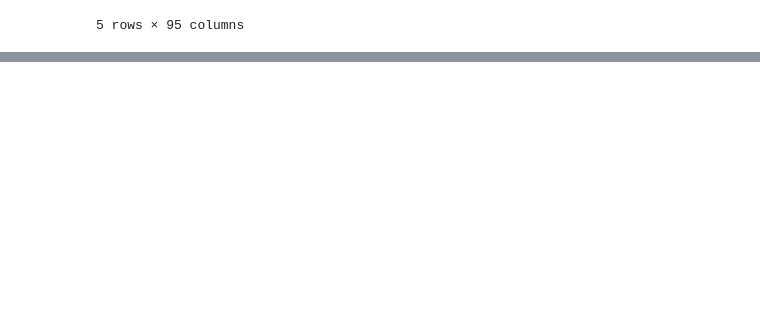
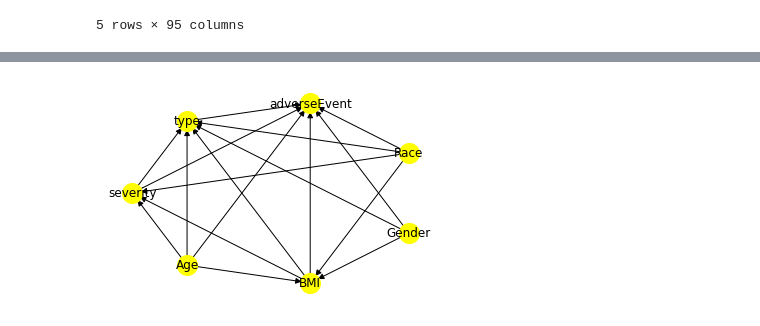
Before and after one commit to carlosbrown2/pe-study-dowhy, a Jupyter notebook: dohwy_analysis.ipynb, the cells around one changed output, grey strips where cells are left out. Saved outputs shown, nothing was run; the diff lists cells and outputs as text; code cells hidden in the pictures; blank space fills up the shorter version.

```diff
--- a/dohwy_analysis.ipynb
+++ b/dohwy_analysis.ipynb
@@ -13,3 +13,8 @@ df.head()
 | 3 | 64 | M | W | 3 | 175.3 | 72.2 | 23.5 | 0 | 2 | ... |
 | 4 | 68 | M | B | 8 | 152.4 | 80.3 | 34.6 | 1 | 5 | ... |
 5 rows × 95 columns
+# %%
+# Rename Column
+df = df.rename(columns={'PE Severity 1=low risk; 2=intermediate; 3=massive; 4=indeterminate':'severity'})
+# Convert to binary, non-text treatment
+df.type = df.type.map({'saddle':1, 'non-saddle':0})
@@ -15,0 +31,9 @@ df.head()
+# %%
+# Define Causal Model (Identification Step, generated from Dagitty)
+dot_graph = 'digraph {"severity" [pos="-0.555,0.994"];Age [pos="-2.194,-1.444"];BMI [pos="-0.506,0.290"];Gender [pos="-0.617,-1.305"];Race [pos="0.725,-1.292"];adverseEvent [outcome,pos="1.400,1.621"];type [exposure,pos="-2.200,1.597"];"severity" -> adverseEvent;"severity" -> type;Age -> "severity";Age -> BMI [pos="-0.791,-1.045"];Age -> adverseEvent;Age -> type;BMI -> "severity";BMI -> adverseEvent;BMI -> type;Gender -> BMI [pos="0.680,-0.496"];Gender -> adverseEvent;Gender -> type;Race -> "severity";Race -> BMI;Race -> adverseEvent;Race -> type;type -> adverseEvent}'
+# %%
+causal_model = dowhy.CausalModel(data=df, treatment='type', outcome='adverseEvent', graph=dot_graph)
+# %%
+causal_model.view_model()
+# %% [output]
+[figure, added]
```
Also changed, not shown: parts of 5 cells of this notebook, 1 other file.
